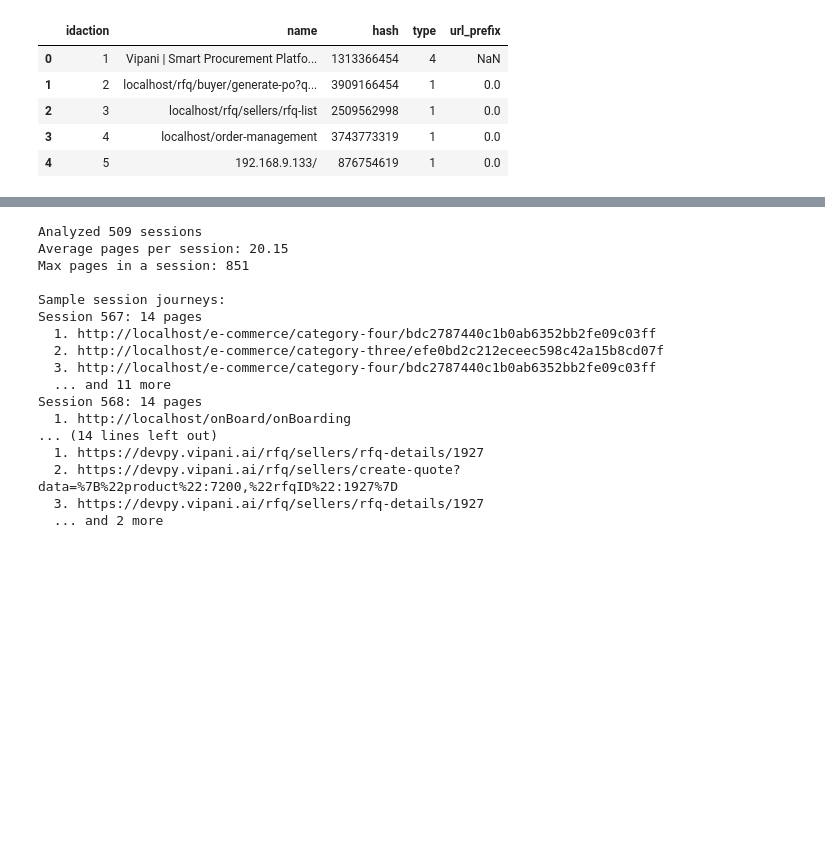
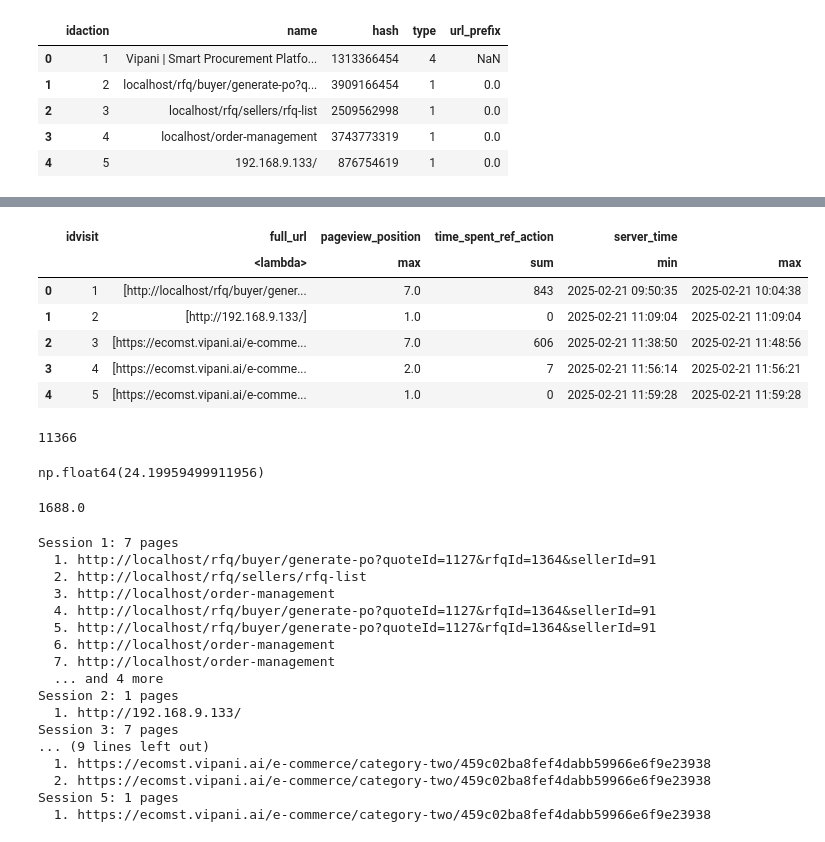
Before and after one commit to ankitrajsh/Dashboard-vendor-buyer, a Jupyter notebook: phase2/explore.ipynb, the cells around one changed output, grey strips where cells are left out. Saved outputs shown, nothing was run; the diff lists cells and outputs as text; code cells hidden in the pictures; blank space fills up the shorter version.

```diff
--- a/phase2/explore.ipynb
+++ b/phase2/explore.ipynb
@@ -232,0 +742,10 @@ memory usage: 3.4+ MB
+# %%
+session_journeys.head()
+# %% [output]
+|  | idvisit | full_url | pageview_position | time_spent_ref_action | server_time |  |
+|  |  | <lambda> | max | sum | min | max |
+| 0 | 1 | [http://localhost/rfq/buyer/gener... | 7.0 | 843 | 2025-02-21 09:50:35 | 2025-02-21 10:04:38 |
+| 1 | 2 | [http://192.168.9.133/] | 1.0 | 0 | 2025-02-21 11:09:04 | 2025-02-21 11:09:04 |
+| 2 | 3 | [https://ecomst.vipani.ai/e-comme... | 7.0 | 606 | 2025-02-21 11:38:50 | 2025-02-21 11:48:56 |
+| 3 | 4 | [https://ecomst.vipani.ai/e-comme... | 2.0 | 7 | 2025-02-21 11:56:14 | 2025-02-21 11:56:21 |
+| 4 | 5 | [https://ecomst.vipani.ai/e-comme... | 1.0 | 0 | 2025-02-21 11:59:28 | 2025-02-21 11:59:28 |
@@ -233,41 +754,38 @@ memory usage: 3.4+ MB
+# %%
+len(session_journeys)
+# %% [output]
+11366
+# %%
+session_journeys['total_pages'].mean()
+# %% [output]
+np.float64(24.19959499911956)
+# %%
+session_journeys['total_pages'].max()
+# %% [output]
+1688.0
 # %%
-# Analyze user journeys within sessions
-session_journeys = merged_data.groupby('idvisit').agg({
-    'full_url': lambda x: list(x.dropna()),
-    'pageview_position': 'max',
-    'time_spent_ref_action': 'sum',
-    'server_time': ['min', 'max']
-}).reset_index()
-
-session_journeys.columns = ['idvisit', 'journey_urls', 'total_pages', 'total_time_spent', 'session_start', 'session_end']
-
-print(f"Analyzed {len(session_journeys)} sessions")
-print(f"Average pages per session: {session_journeys['total_pages'].mean():.2f}")
-print(f"Max pages in a session: {session_journeys['total_pages'].max()}")
-
-print("\nSample session journeys:")
 for i in range(5):
     session = session_journeys.iloc[i]
     print(f"Session {session['idvisit']}: {len(session['journey_urls'])} pages")
-    for j, url in enumerate(session['journey_urls'][:3], 1):
+    for j, url in enumerate(session['journey_urls'][:8], 1):
         print(f"  {j}. {url}")
     if len(session['journey_urls']) > 3:
         print(f"  ... and {len(session['journey_urls']) - 3} more")
 # %% [output]
-Analyzed 509 sessions
-Average pages per session: 20.15
-Max pages in a session: 851
-
-Sample session journeys:
-Session 567: 14 pages
-  1. http://localhost/e-commerce/category-four/bdc2787440c1b0ab6352bb2fe09c03ff
-  2. http://localhost/e-commerce/category-three/efe0bd2c212eceec598c42a15b8cd07f
-  3. http://localhost/e-commerce/category-four/bdc2787440c1b0ab6352bb2fe09c03ff
-  ... and 11 more
-Session 568: 14 pages
-  1. http://localhost/onBoard/onBoarding
-... (14 lines left out)
-  1. https://devpy.vipani.ai/rfq/sellers/rfq-details/1927
-  2. https://devpy.vipani.ai/rfq/sellers/create-quote?data=%7B%22product%22:7200,%22rfqID%22:1927%7D
-  3. https://devpy.vipani.ai/rfq/sellers/rfq-details/1927
-  ... and 2 more
+Session 1: 7 pages
+  1. http://localhost/rfq/buyer/generate-po?quoteId=1127&rfqId=1364&sellerId=91
+  2. http://localhost/rfq/sellers/rfq-list
+  3. http://localhost/order-management
+  4. http://localhost/rfq/buyer/generate-po?quoteId=1127&rfqId=1364&sellerId=91
+  5. http://localhost/rfq/buyer/generate-po?quoteId=1127&rfqId=1364&sellerId=91
+  6. http://localhost/order-management
+  7. http://localhost/order-management
+  ... and 4 more
+Session 2: 1 pages
+  1. http://192.168.9.133/
+Session 3: 7 pages
+... (9 lines left out)
+  1. https://ecomst.vipani.ai/e-commerce/category-two/459c02ba8fef4dabb59966e6f9e23938
+  2. https://ecomst.vipani.ai/e-commerce/category-two/459c02ba8fef4dabb59966e6f9e23938
+Session 5: 1 pages
+  1. https://ecomst.vipani.ai/e-commerce/category-two/459c02ba8fef4dabb59966e6f9e23938
```
Also changed, not shown: parts of 66 cells of this notebook, 1 other file.
